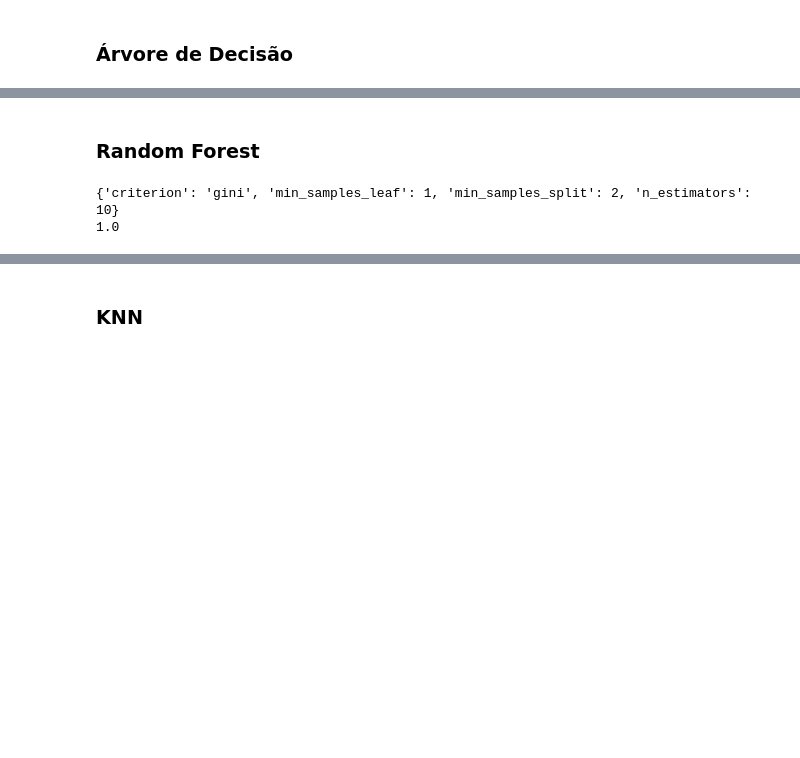
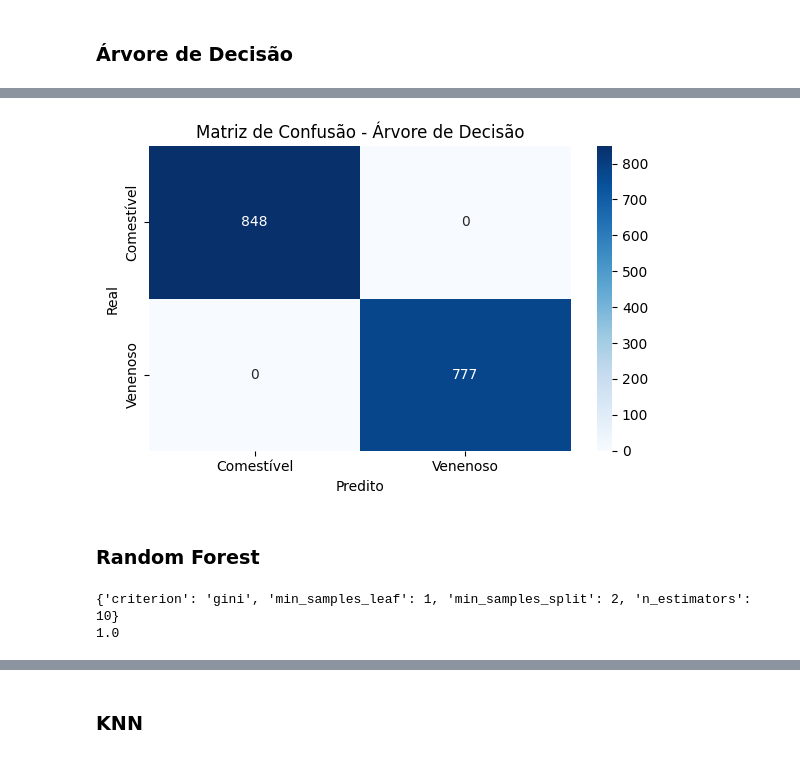
Before and after one commit to jonathan953/mushroom-detection, a Jupyter notebook: notebooks/data_preprocessing.ipynb, the cells around one changed output, grey strips where cells are left out. Drawn from its saved outputs; the diff is of its cells as text; code cells hidden in the pictures; blank space fills up the shorter version.

```diff
--- a/notebooks/data_preprocessing.ipynb
+++ b/notebooks/data_preprocessing.ipynb
@@ -117,0 +133,27 @@ plt.show()
+# %%
+# Avaliação
+y_pred = modelo_decisionTree.predict(x_test)
+acc = accuracy_score(y_test, y_pred)
+prec = precision_score(y_test, y_pred, average='macro')
+rec = recall_score(y_test, y_pred, average='macro')
+f1 = f1_score(y_test, y_pred, average='macro')
+report = classification_report(y_test, y_pred, output_dict=True)
+conf_matrix_tree = confusion_matrix(y_test, y_pred)
+
+# Calcular KS
+ks_statistic_tree, _ = ks_2samp(
+    y_pred[y_test == 1],
+    y_pred[y_test == 2]
+)
+
+# Exibir métricas
+print(f"🔍 Acurácia: {acc:.4f}")
+print(f"🎯 Precisão: {prec:.4f}")
+print(f"📈 Recall: {rec:.4f}")
+print(f"🏁 F1-score: {f1:.4f}")
+print(f"📊 KS (Kolmogorov-Smirnov): {ks_statistic_tree:.4f}")
+
+# Exibir relatório completo
+relatorio_df = pd.DataFrame(report).transpose()
+print("\n📋 Relatório de Classificação:")
+print(relatorio_df)
@@ -118,21 +199,31 @@ plt.show()
+# %%
+plt.figure(figsize=(6, 4))
+sns.heatmap(conf_matrix_tree, annot=True, fmt="d", cmap="Blues",
+            xticklabels=["Comestível", "Venenoso"],
+            yticklabels=["Comestível", "Venenoso"])
+plt.xlabel("Predito")
+plt.ylabel("Real")
+plt.title("Matriz de Confusão - Árvore de Decisão")
+plt.tight_layout()
+plt.show()
+# %% [output]
+[figure, added]
 # %% [markdown]
 ### Random Forest
 # %%
-parametros = {  # Define um dicionário chamado 'parametros' para armazenar as combinações de hiperparâmetros a serem testadas
+parametros_rf = {  # Define um dicionário chamado 'parametros' para armazenar as combinações de hiperparâmetros a serem testadas
     'criterion': ['gini', 'entropy'],  # Define a métrica para medir a qualidade das divisões (gini ou entropy)
     'n_estimators': [10, 40, 100, 150],  # Número de árvores na floresta do RandomForestClassifier
     'min_samples_split': [2, 5, 10],  # Número mínimo de amostras necessárias para dividir um nó interno
     'min_samples_leaf': [1, 5, 10]  # Número mínimo de amostras que um nó folha deve ter
 }
+
+grid_search_rf = GridSearchCV(estimator=RandomForestClassifier(), param_grid=parametros_rf)  # Cria o GridSearchCV com RandomForestClassifier como estimador e o dicionário 'parametros' como grade de hiperparâmetros
+grid_search_rf.fit(x_mushroom, y_mushroom)  # Ajusta o grid_search aos dados de treinamento, buscando a melhor combinação de hiperparâmetros
+melhores_parametros = grid_search_rf.best_params_  # Obtém os melhores hiperparâmetros encontrados pelo GridSearchCV
+melhor_resultado = grid_search_rf.best_score_  # Obtém a melhor pontuação de desempenho alcançada durante a busca
+print(melhores_parametros)  # Imprime os melhores hiperparâmetros
+print(melhor_resultado)  # Imprime a melhor pontuação de desempenho (acurácia)
+# %% [output]
+{'criterion': 'gini', 'min_samples_leaf': 1, 'min_samples_split': 2, 'n_estimators': 10}
+1.0
-# %%
-warnings.filterwarnings("ignore", category=RuntimeWarning)
-
-grid_search = GridSearchCV(estimator=RandomForestClassifier(), param_grid=parametros)  # Cria o GridSearchCV com RandomForestClassifier como estimador e o dicionário 'parametros' como grade de hiperparâmetros
-grid_search.fit(x_mushroom, y_mushroom)  # Ajusta o grid_search aos dados de treinamento, buscando a melhor combinação de hiperparâmetros
-melhores_parametros = grid_search.best_params_  # Obtém os melhores hiperparâmetros encontrados pelo GridSearchCV
-melhor_resultado = grid_search.best_score_  # Obtém a melhor pontuação de desempenho alcançada durante a busca
-print(melhores_parametros)  # Imprime os melhores hiperparâmetros
-print(melhor_resultado)  # Imprime a melhor pontuação de desempenho (acurácia)
-# %% [output]
-{'criterion': 'gini', 'min_samples_leaf': 1, 'min_samples_split': 2, 'n_estimators': 10}
-1.0
```
Also changed, not shown: parts of 82 cells of this notebook.
